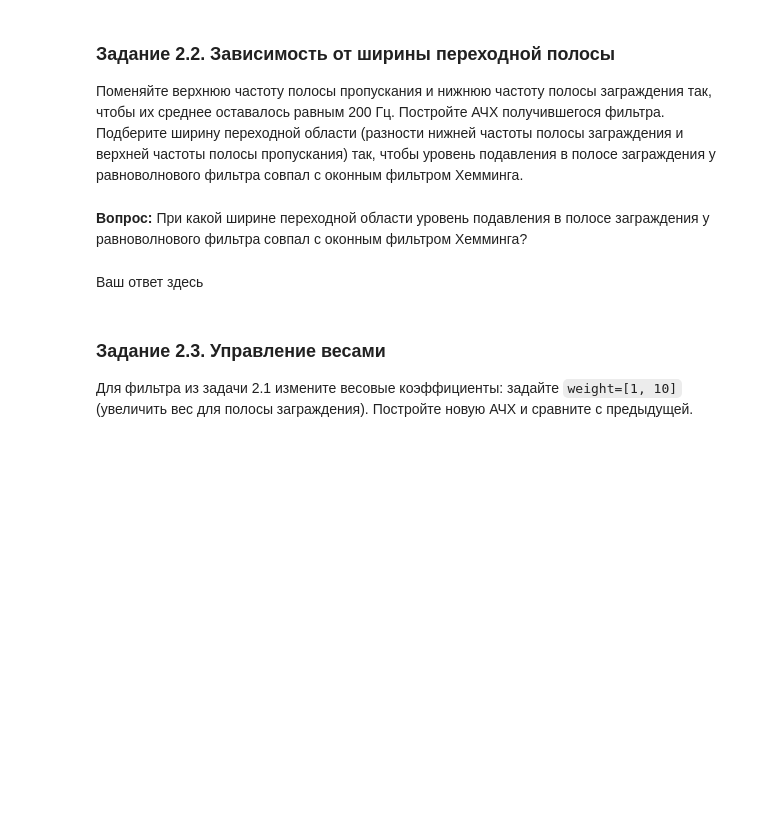
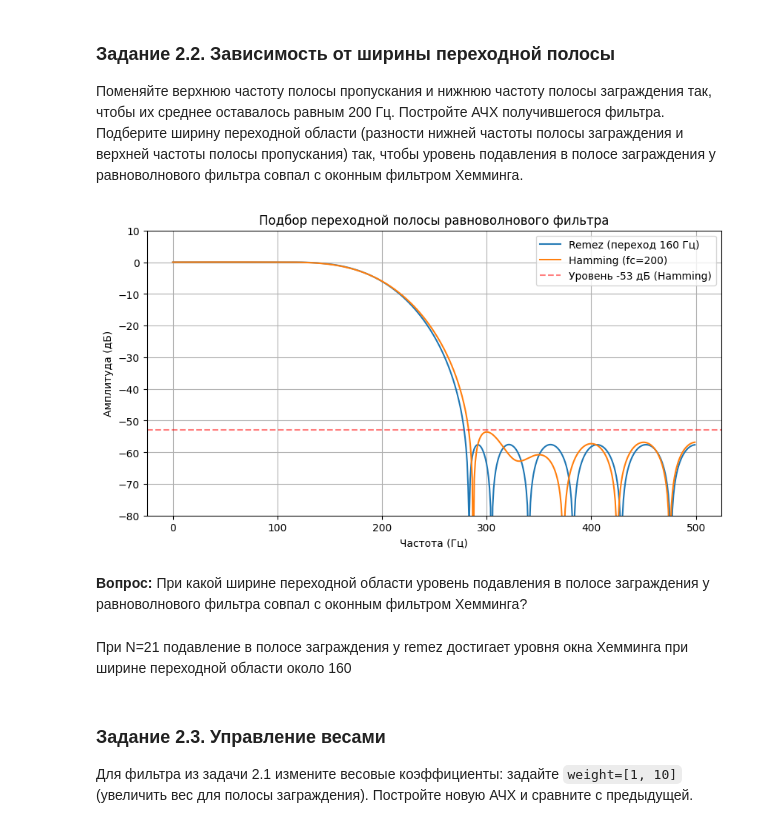
Before and after one commit to ilya-agafonov/dsp-seminars, a Jupyter notebook: seminars/6_Agafonov.ipynb, the cells around one changed output. Drawn from its saved outputs; the diff is of its cells as text; code cells hidden in the pictures; blank space fills up the shorter version.

```diff
--- a/seminars/6_Agafonov.ipynb
+++ b/seminars/6_Agafonov.ipynb
@@ -167,7 +193,28 @@ plt.show()
+# %%
+W = 160
+f_pass = 200 - W / 2
+f_stop = 200 + W / 2
+
+b_remez_wide = signal.remez(numtaps, [0, f_pass, f_stop, 500], [1, 0], fs=fs)
+w_rw, h_rw = signal.freqz(b_remez_wide, fs=fs)
+
+plt.figure(figsize=(10, 5))
+plt.plot(w_rw, 20 * np.log10(np.abs(h_rw) + 1e-12), label=f'Remez (переход {W} Гц)')
+plt.plot(w_h, 20 * np.log10(np.abs(h_h) + 1e-12), label='Hamming (fc=200)')
+plt.axhline(-53, color='r', linestyle='--', alpha=0.5, label='Уровень -53 дБ (Hamming)')
+plt.title('Подбор переходной полосы равноволнового фильтра')
+plt.xlabel('Частота (Гц)')
+plt.ylabel('Амплитуда (дБ)')
+plt.ylim(-80, 10)
+plt.grid(True)
+plt.legend()
+plt.show()
+# %% [output]
+[figure, added]
 # %% [markdown]
 **Вопрос:** При какой ширине переходной области уровень подавления в полосе заграждения у равноволнового фильтра совпал с оконным фильтром Хемминга?
-# %% [markdown]
-Ваш ответ здесь
+# %% [markdown]
+При N=21 подавление в полосе заграждения у remez достигает уровня окна Хемминга при ширине переходной области около 160
 # %% [markdown]
 ### Задание 2.3. Управление весами
 Для фильтра из задачи 2.1 измените весовые коэффициенты: задайте `weight=[1, 10]` (увеличить вес для полосы заграждения). Постройте новую АЧХ и сравните с предыдущей.
```
Also changed, not shown: parts of 23 cells of this notebook.
